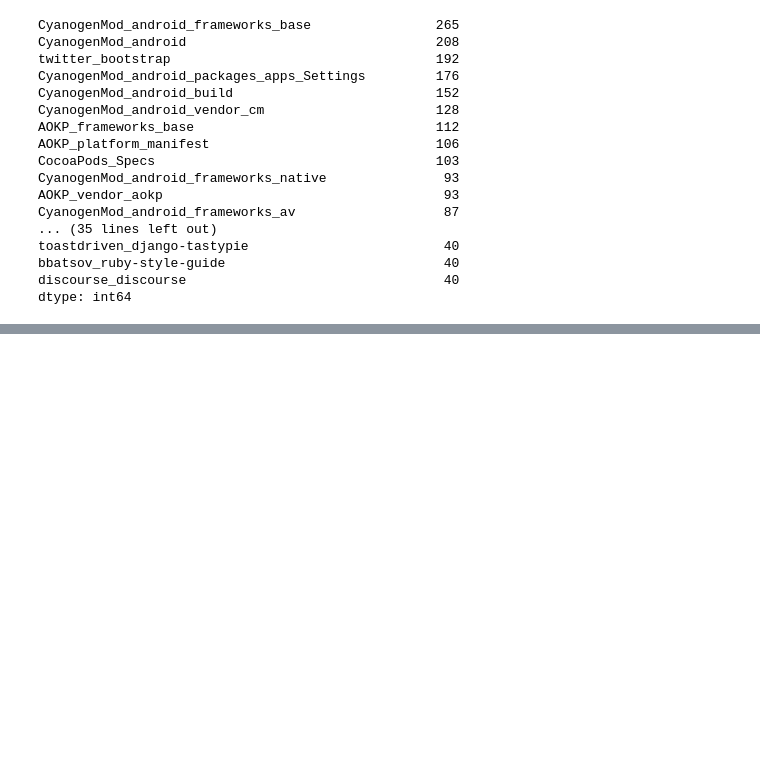
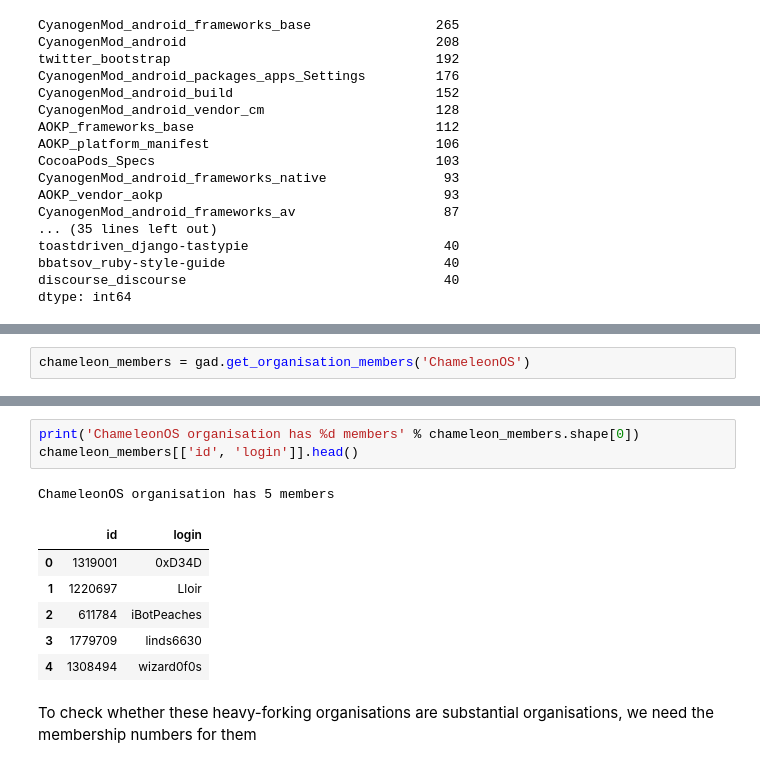
Before and after one commit to metacommunities/metacommunities, a Jupyter notebook: Github_organisations.ipynb, the cells around one changed output, grey strips where cells are left out. Saved outputs shown, nothing was run; the diff lists cells and outputs as text; blank space fills up the shorter version.

```diff
--- a/Github_organisations.ipynb
+++ b/Github_organisations.ipynb
@@ -135,0 +212,2 @@ pos, sel = gt.graph_draw(g, vertex_fill_color=g.vertex_properties('is_parent'))
+# %%
+chameleon_members = gad.get_organisation_members('ChameleonOS')
@@ -135,0 +221,13 @@ pos, sel = gt.graph_draw(g, vertex_fill_color=g.vertex_properties('is_parent'))
+# %%
+print('ChameleonOS organisation has %d members' % chameleon_members.shape[0])
+chameleon_members[['id', 'login']].head()
+# %% [output]
+ChameleonOS organisation has 5 members
+|  | id | login |
+| 0 | 1319001 | 0xD34D |
+| 1 | 1220697 | Lloir |
+| 2 | 611784 | iBotPeaches |
+| 3 | 1779709 | linds6630 |
+| 4 | 1308494 | wizard0f0s |
+# %% [markdown]
+To check whether these heavy-forking organisations are substantial organisations, we need the membership numbers for them
```
Also changed, not shown: parts of 19 cells of this notebook, 6 other files.
